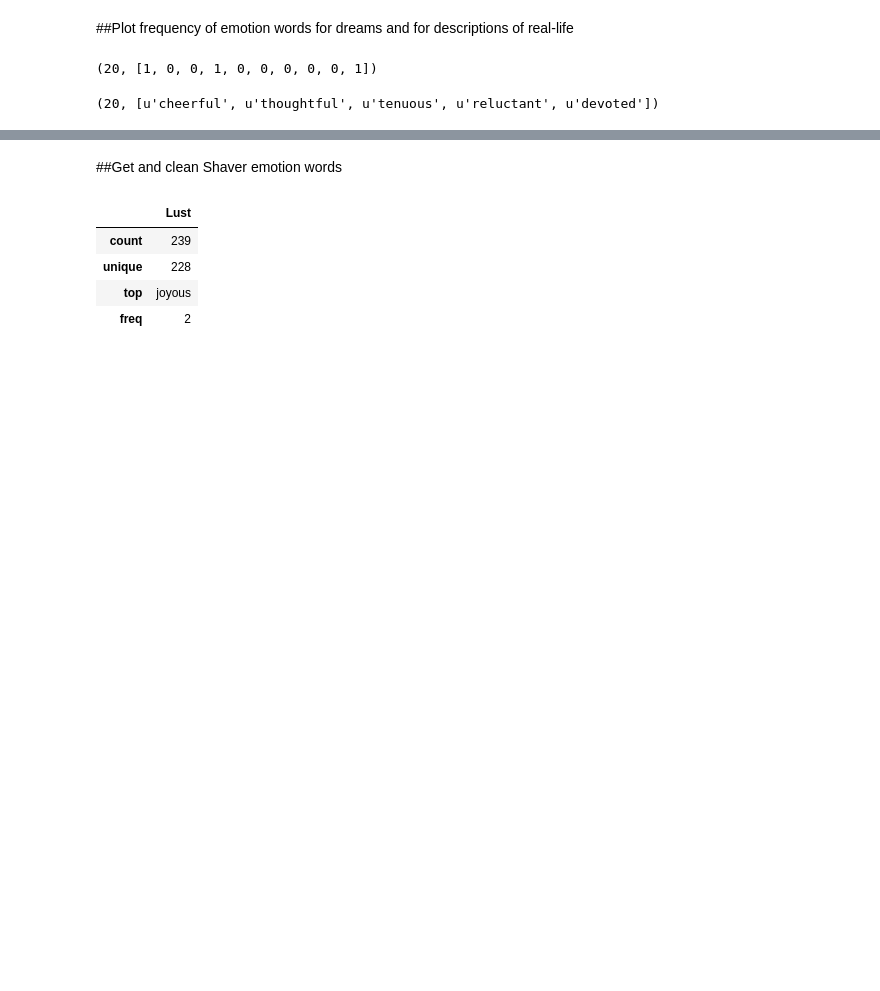
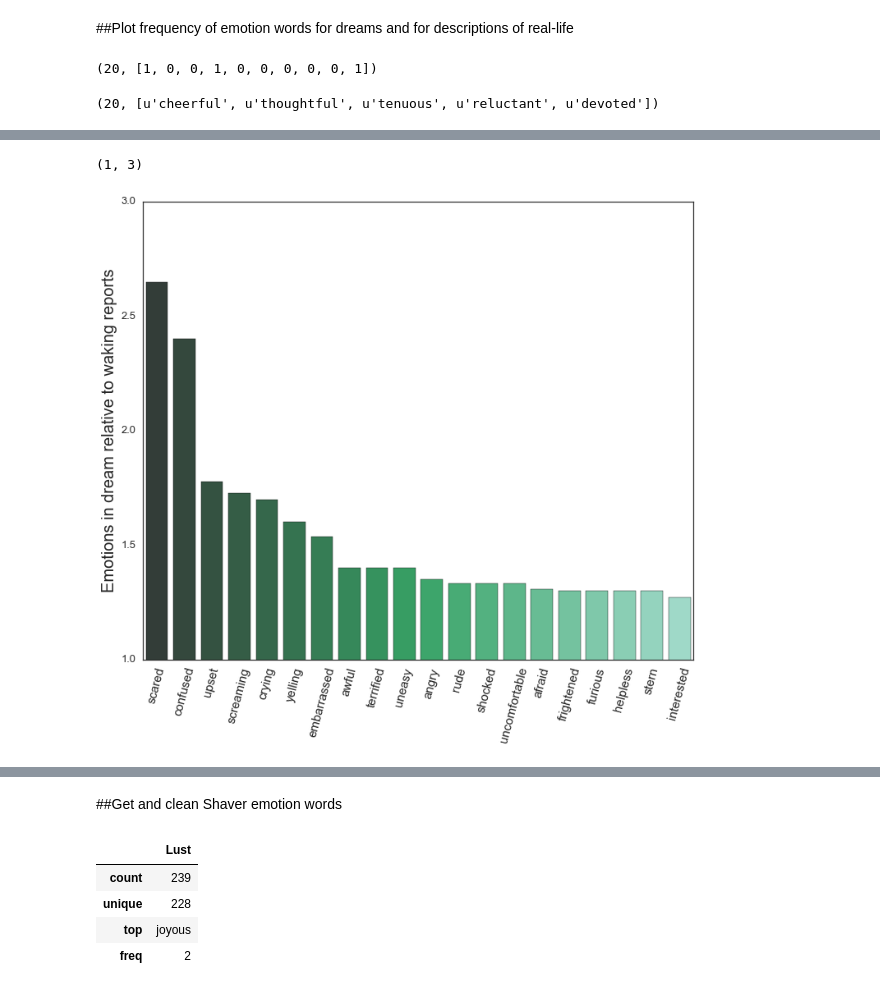
Before and after one commit to andymartens/fletcher, a Jupyter notebook: fletcher_mvp.ipynb, the cells around one changed output, grey strips where cells are left out. Cells and saved outputs as stored; diff of their text form; code cells hidden in the pictures; blank space fills up the shorter version.

```diff
--- a/fletcher_mvp.ipynb
+++ b/fletcher_mvp.ipynb
@@ -479,0 +561,7 @@ sorted_waking_words_to_counts[:30]
+# %%
+#to compute ratio of emotions in dream reports over waking reports
+emotions_ratio_list = []
+for i in range(len(sorted_emotions_waking_words_to_counts)):
+    emotion = sorted_emotions_waking_words_to_counts[i][0]
+    ratio = float((sorted_emotions_dream_words_to_counts[i][1] + 10)) / float((sorted_emotions_waking_words_to_counts[i][1] + 10))
+    emotions_ratio_list.append([emotion, ratio])
@@ -479,0 +576,6 @@ sorted_waking_words_to_counts[:30]
+# %%
+#sorted by ratio
+def get_key(item):
+    return item[1]
+
+sorted_emotion_ratios = sorted(emotions_ratio_list, key=get_key, reverse=True)
@@ -479,0 +630,15 @@ sorted_waking_words_to_counts[:30]
+# %%
+X = [word[0] for word in sorted_emotion_ratios[:20]]
+# %%
+Y = [freq[1] for freq in sorted_emotion_ratios[:20]]
+# %%
+sns.set(style="white", context="talk")
+f, (ax1) = plt.subplots(1, 1, figsize=(12, 10))
+
+sns.barplot(x=np.array(range(len(X))), y=np.array(Y), palette="BuGn_d", ax=ax1)
+ax1.set_ylabel("Emotions in dream relative to waking reports", fontsize=20)
+plt.xticks(np.array(range(len(X))), np.array(X), rotation=75, fontsize=15)
+plt.ylim(1, 3)
+# %% [output]
+(1, 3)
+[figure, added]
```
Also changed, not shown: parts of 79 cells of this notebook.
